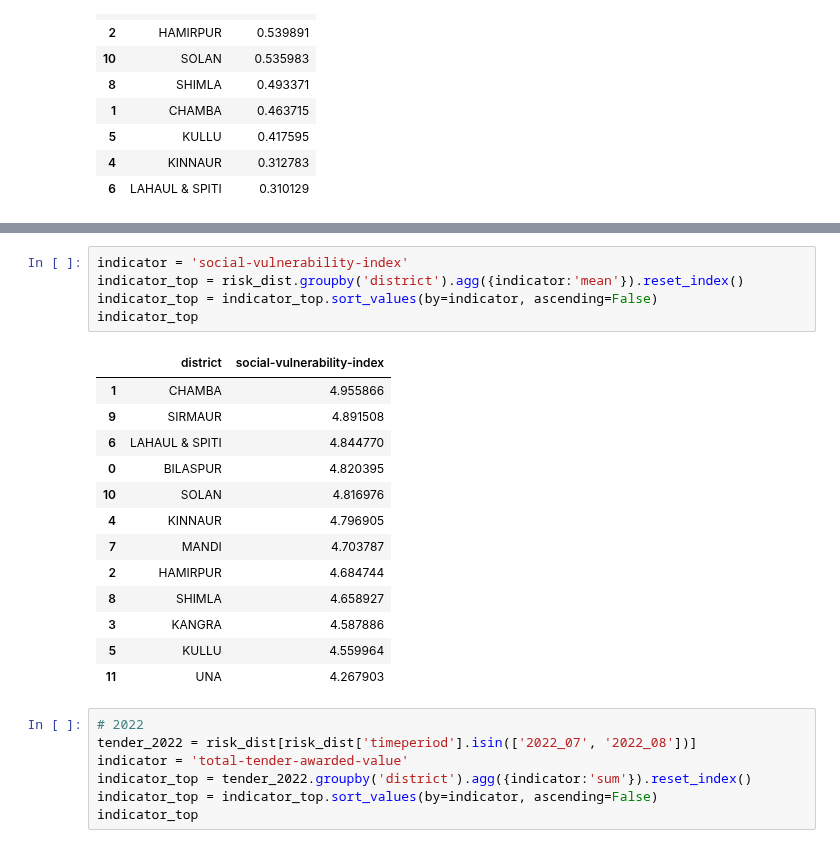
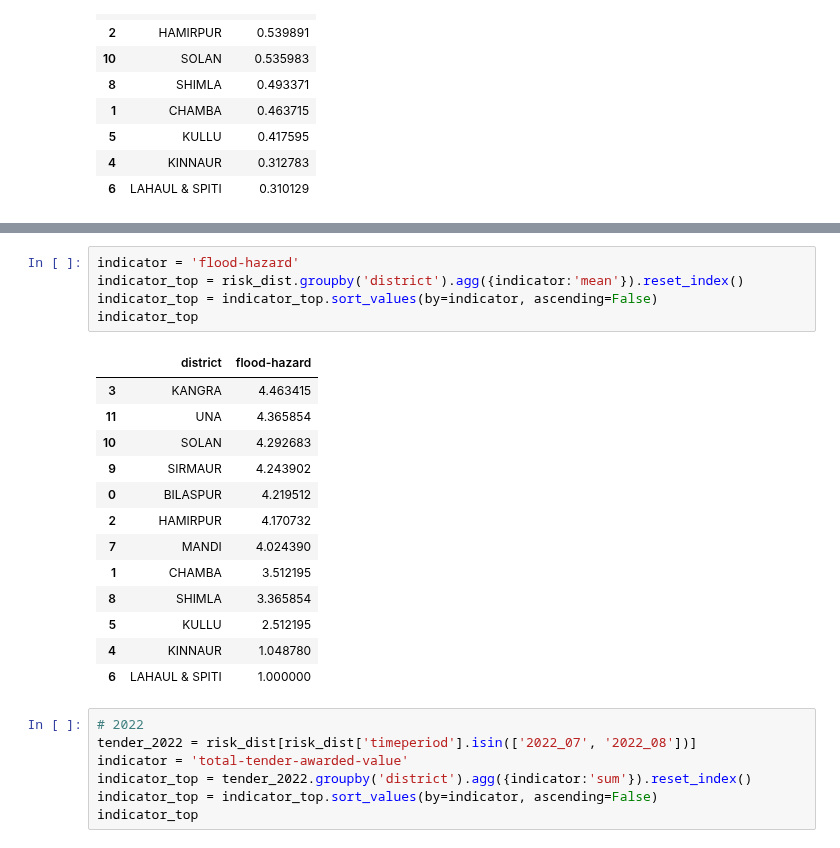
Before and after one commit to CivicDataLab/IDS-DRR-Himachal-Pradesh-Risk-Score-Model, a Jupyter notebook: RiskScoreModel/scripts/top_risk.ipynb, the cells around one changed output, grey strips where cells are left out. Saved outputs shown, nothing was run; the diff lists cells and outputs as text.

```diff
--- a/RiskScoreModel/scripts/top_risk.ipynb
+++ b/RiskScoreModel/scripts/top_risk.ipynb
@@ -90,24 +90,24 @@ Index(['object-id', 'tehsil-area', 'district', 'timeperiod',
        'Unnamed: 0'],
       dtype='object')
 # %%
-indicator = 'social-vulnerability-index'
+indicator = 'flood-hazard'
 indicator_top = risk_dist.groupby('district').agg({indicator:'mean'}).reset_index()
 indicator_top = indicator_top.sort_values(by=indicator, ascending=False)
 indicator_top
 # %% [output]
-|  | district | social-vulnerability-index |
-| 1 | CHAMBA | 4.955866 |
-| 9 | SIRMAUR | 4.891508 |
-| 6 | LAHAUL & SPITI | 4.844770 |
-| 0 | BILASPUR | 4.820395 |
-| 10 | SOLAN | 4.816976 |
-| 4 | KINNAUR | 4.796905 |
-| 7 | MANDI | 4.703787 |
-| 2 | HAMIRPUR | 4.684744 |
-| 8 | SHIMLA | 4.658927 |
-| 3 | KANGRA | 4.587886 |
-| 5 | KULLU | 4.559964 |
-| 11 | UNA | 4.267903 |
+|  | district | flood-hazard |
+| 3 | KANGRA | 4.463415 |
+| 11 | UNA | 4.365854 |
+| 10 | SOLAN | 4.292683 |
+| 9 | SIRMAUR | 4.243902 |
+| 0 | BILASPUR | 4.219512 |
+| 2 | HAMIRPUR | 4.170732 |
+| 7 | MANDI | 4.024390 |
+| 1 | CHAMBA | 3.512195 |
+| 8 | SHIMLA | 3.365854 |
+| 5 | KULLU | 2.512195 |
+| 4 | KINNAUR | 1.048780 |
+| 6 | LAHAUL & SPITI | 1.000000 |
 # %%
 # 2022
 tender_2022 = risk_dist[risk_dist['timeperiod'].isin(['2022_07', '2022_08'])]
```
Also changed, not shown: parts of 5 cells of this notebook, 32 other files.
